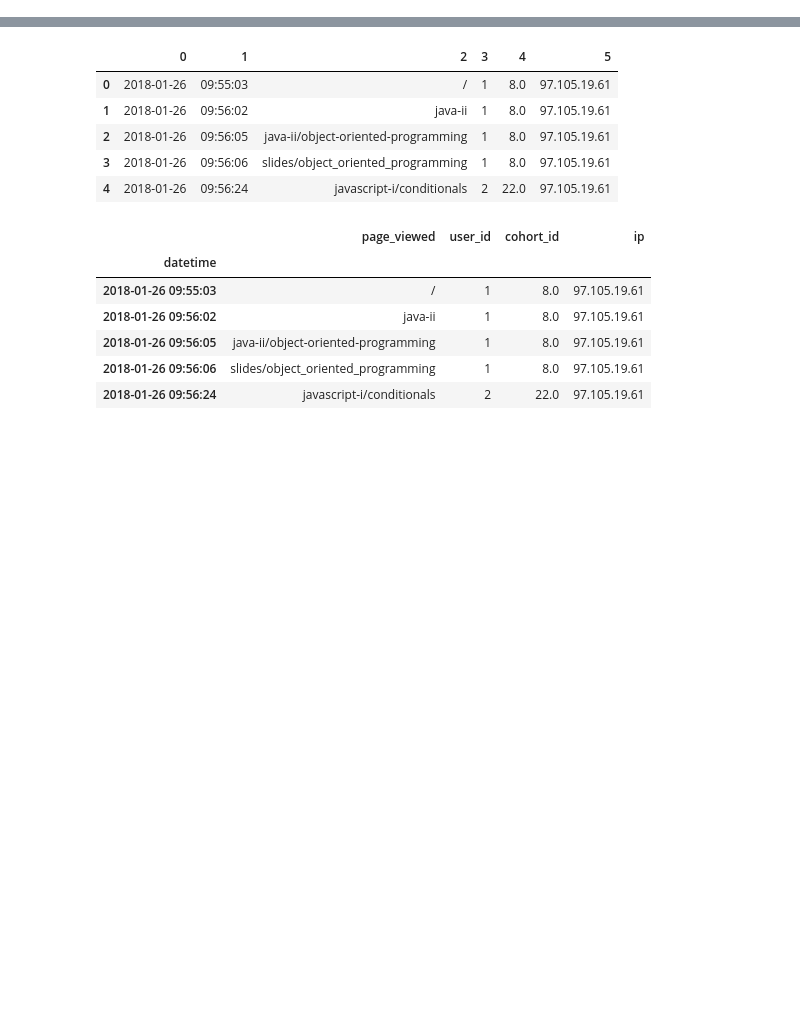
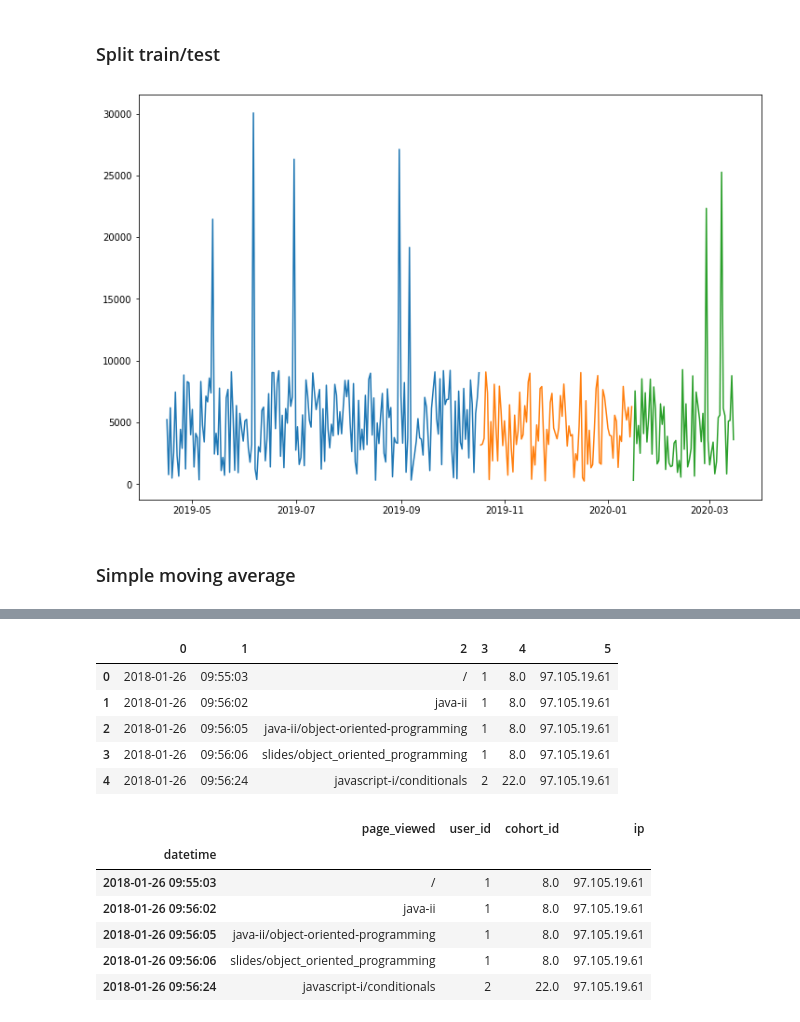
Before and after one commit to SamuelD-Data/anomaly-detection-exercises, a Jupyter notebook: time_series_anomaly_detection.ipynb, the cells around one changed output, grey strips where cells are left out. Saved outputs shown, nothing was run; the diff lists cells and outputs as text; code cells hidden in the pictures; blank space fills up the shorter version.

```diff
--- a/time_series_anomaly_detection.ipynb
+++ b/time_series_anomaly_detection.ipynb
@@ -19,0 +173,3 @@ pd.plotting.register_matplotlib_converters()
+# %%
+df['size_mb'] = [n/1024/1024 for n in df['size']]
+df = df[['size_mb']]
@@ -19,0 +188,16 @@ pd.plotting.register_matplotlib_converters()
+# %% [markdown]
+### Split train/test
+# %%
+train = df[:'2019-10-17']
+validate = df['2019-10-18':'2020-01-15']
+test = df['2020-01-16':]
+# %%
+plt.figure(figsize=(12, 8))
+plt.plot(train)
+plt.plot(validate)
+plt.plot(test)
+plt.show()
+# %% [output]
+[figure, added]
+# %% [markdown]
+### Simple moving average
```
Also changed, not shown: parts of 45 cells of this notebook.
